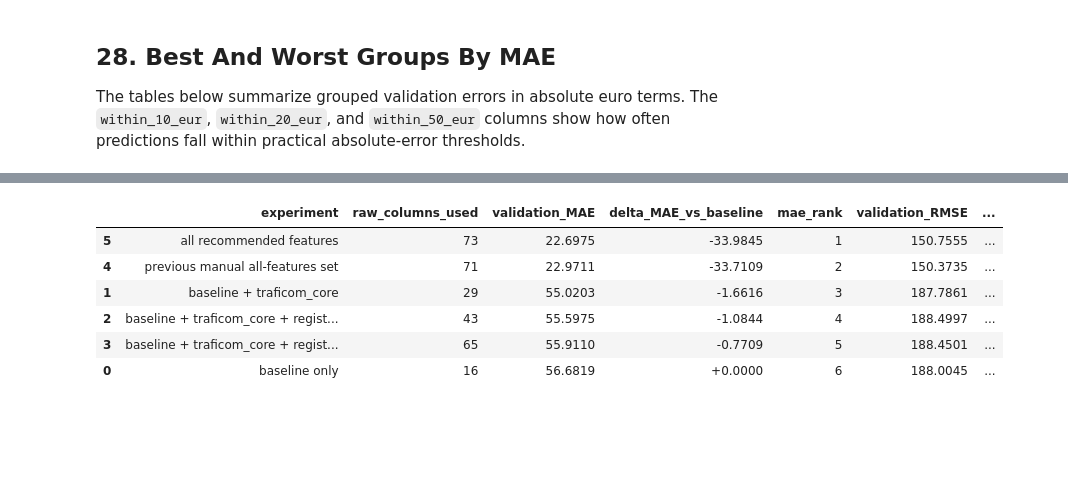
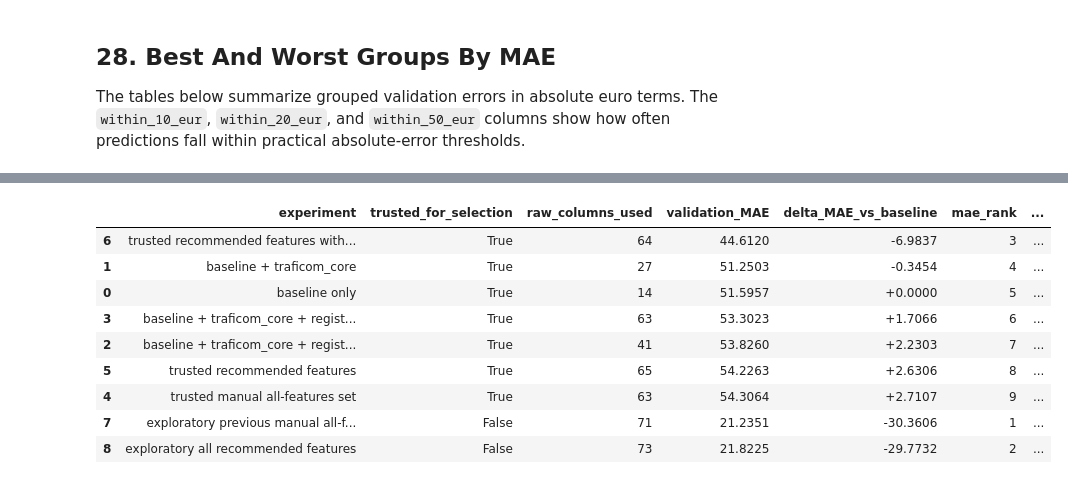
Before and after one commit to Riteshbhandarii/DPPM, a Jupyter notebook: notebooks/04_training/04_catboost.ipynb, the cells around one changed output, grey strips where cells are left out. Cells and saved outputs as stored; diff of their text form; code cells hidden in the pictures; blank space fills up the shorter version.

Commit message:
catboost modified, 1 exboost, 2 random forest, 3 linear regression, 4 catboost.

```diff
--- a/notebooks/04_training/04_catboost.ipynb
+++ b/notebooks/04_training/04_catboost.ipynb
@@ -1074,7 +1272,8 @@ def prepare_experiment_features(feature_list, train_df, validation_df, excluded_
         X_validation_current,
     )
 # %%
-for model_name, feature_list in feature_sets.items():
+for model_name, feature_config in feature_sets.items():
+    feature_list = feature_config["features"]
     (
         requested_features,
         available_features,
@@ -1095,14 +1294,17 @@ for model_name, feature_list in feature_sets.items():
         cat_features_current,
     ) = fit_catboost_model(
         X_train_current,
-        y_train_log,
+        prepare_catboost_target(y_train, selected_catboost_target_mode),
         X_validation_current,
-        y_validation_log,
+        prepare_catboost_target(y_validation, selected_catboost_target_mode),
         selected_catboost_params,
     )
 
-    validation_pred_log_current = model_current.predict(X_validation_current_prepared)
-    validation_pred_current = np.exp(validation_pred_log_current)
+    validation_pred_model_scale_current = model_current.predict(X_validation_current_prepared)
+    validation_pred_current = convert_catboost_predictions_to_eur(
+        validation_pred_model_scale_current,
+        selected_catboost_target_mode,
+    )
     experiment_predictions[model_name] = validation_pred_current
 
     validation_mae_current = mean_absolute_error(
@@ -1119,6 +1321,7 @@ for model_name, feature_list in feature_sets.items():
 
     experiment_results.append({
         "experiment": model_name,
+        "trusted_for_selection": feature_config["trusted_for_selection"],
         "raw_columns_requested": len(requested_features),
         "raw_columns_used": len(available_features),
         "raw_columns_missing": len(missing_features),
@@ -1129,6 +1332,7 @@ for model_name, feature_list in feature_sets.items():
 
     experiment_feature_details.append({
         "experiment": model_name,
+        "trusted_for_selection": feature_config["trusted_for_selection"],
         "used_features_count": len(available_features),
         "used_features_list": available_features,
         "missing_features_list": missing_features,
@@ -1280,8 +1508,25 @@ best_model_price_band_summary.style.format({
 # %%
 experiment_results_df = pd.DataFrame(experiment_results)
-baseline_row = experiment_results_df.loc[
-    experiment_results_df["experiment"] == "baseline only"
-].iloc[0]
+if "trusted_for_selection" not in experiment_results_df.columns:
+    experiment_results_df["trusted_for_selection"] = True
+
+trusted_experiment_results_df = experiment_results_df[
+    experiment_results_df["trusted_for_selection"]
+].copy()
+if trusted_experiment_results_df.empty:
+    trusted_experiment_results_df = experiment_results_df.copy()
+
+baseline_candidates_df = trusted_experiment_results_df.loc[
+    trusted_experiment_results_df["experiment"] == "baseline only"
+]
+if baseline_candidates_df.empty:
+    baseline_candidates_df = experiment_results_df.loc[
+        experiment_results_df["experiment"] == "baseline only"
+    ]
+if baseline_candidates_df.empty:
+    raise NameError("Could not find the 'baseline only' row in experiment_results.")
+
+baseline_row = baseline_candidates_df.iloc[0]
 
 experiment_results_df["delta_MAE_vs_baseline"] = (
     experiment_results_df["validation_MAE"]
@@ -1296,43 +1541,47 @@ experiment_results_df["mae_rank"] = (
     .rank(method="dense")
     .astype(int)
 )
 experiment_results_df["rmse_rank"] = (
     experiment_results_df["validation_RMSE"]
     .rank(method="dense")
     .astype(int)
 )
 
+best_experiment_name = trusted_experiment_results_df.sort_values(
+    ["validation_MAE", "validation_RMSE"]
+).iloc[0]["experiment"]
+
 display_columns = [
     "experiment",
+    "trusted_for_selection",
     "raw_columns_used",
     "validation_MAE",
     "delta_MAE_vs_baseline",
     "mae_rank",
     "validation_RMSE",
     "delta_RMSE_vs_baseline",
     "rmse_rank",
     "validation_R2",
 ]
 
-best_experiment_name = experiment_results_df.sort_values(
-    ["validation_MAE", "validation_RMSE"]
-).iloc[0]["experiment"]
-
-
 experiment_results_df.sort_values(
-    ["validation_MAE", "validation_RMSE"]
+    ["trusted_for_selection", "validation_MAE", "validation_RMSE"],
+    ascending=[False, True, True],
 )[display_columns].style.format({
     "validation_MAE": "{:.4f}",
     "delta_MAE_vs_baseline": "{:+.4f}",
     "validation_RMSE": "{:.4f}",
     "delta_RMSE_vs_baseline": "{:+.4f}",
     "validation_R2": "{:.4f}",
 })
 # %% [output]
-|  | experiment | raw_columns_used | validation_MAE | delta_MAE_vs_baseline | mae_rank | validation_RMSE | ... |
-| 5 | all recommended features | 73 | 22.6975 | -33.9845 | 1 | 150.7555 | ... |
-| 4 | previous manual all-features set | 71 | 22.9711 | -33.7109 | 2 | 150.3735 | ... |
-| 1 | baseline + traficom_core | 29 | 55.0203 | -1.6616 | 3 | 187.7861 | ... |
-| 2 | baseline + traficom_core + regist... | 43 | 55.5975 | -1.0844 | 4 | 188.4997 | ... |
-| 3 | baseline + traficom_core + regist... | 65 | 55.9110 | -0.7709 | 5 | 188.4501 | ... |
-| 0 | baseline only | 16 | 56.6819 | +0.0000 | 6 | 188.0045 | ... |
+|  | experiment | trusted_for_selection | raw_columns_used | validation_MAE | delta_MAE_vs_baseline | mae_rank | ... |
+| 6 | trusted recommended features with... | True | 64 | 44.6120 | -6.9837 | 3 | ... |
+| 1 | baseline + traficom_core | True | 27 | 51.2503 | -0.3454 | 4 | ... |
+| 0 | baseline only | True | 14 | 51.5957 | +0.0000 | 5 | ... |
+| 3 | baseline + traficom_core + regist... | True | 63 | 53.3023 | +1.7066 | 6 | ... |
+| 2 | baseline + traficom_core + regist... | True | 41 | 53.8260 | +2.2303 | 7 | ... |
+| 5 | trusted recommended features | True | 65 | 54.2263 | +2.6306 | 8 | ... |
+| 4 | trusted manual all-features set | True | 63 | 54.3064 | +2.7107 | 9 | ... |
+| 7 | exploratory previous manual all-f... | False | 71 | 21.2351 | -30.3606 | 1 | ... |
+| 8 | exploratory all recommended features | False | 73 | 21.8225 | -29.7732 | 2 | ... |
```
Also changed, not shown: parts of 36 cells of this notebook, 2 other files.
